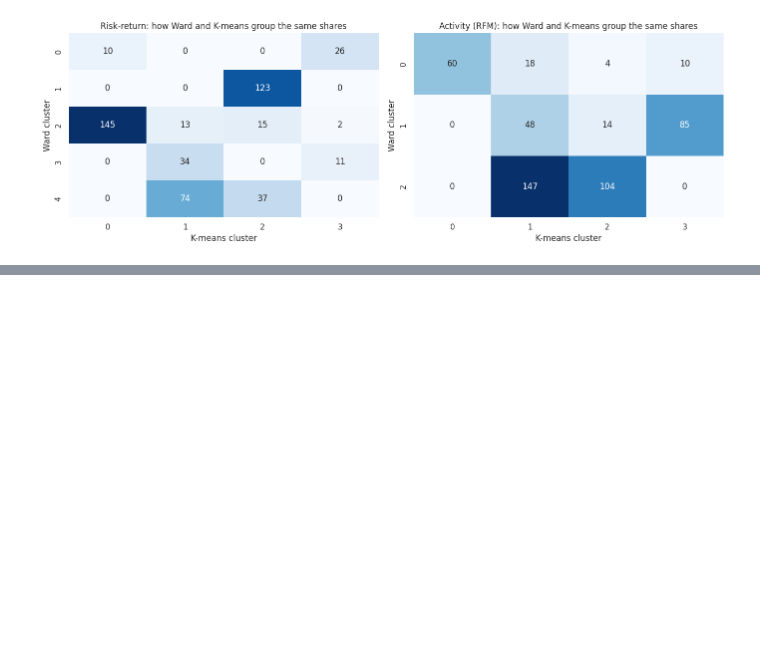
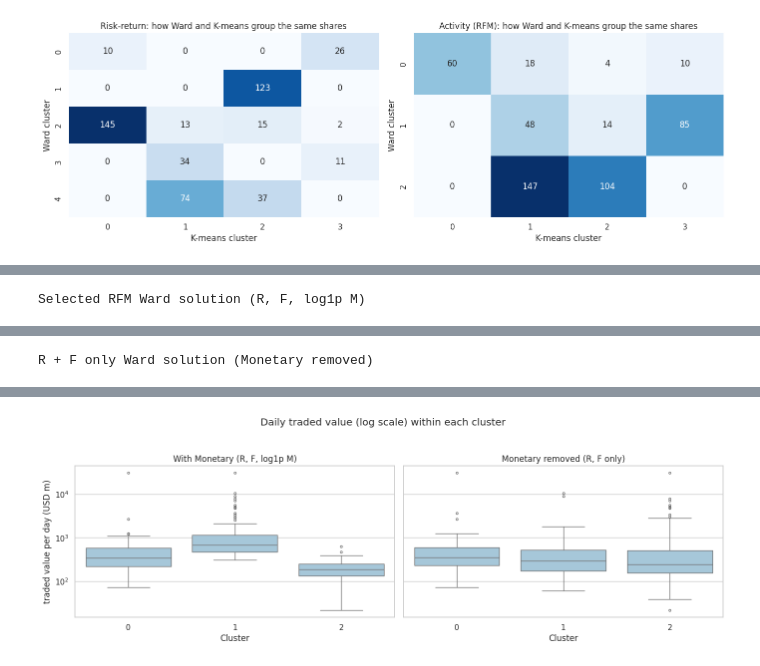
Before and after one commit to Dewdahara/CRMCM_CW1_w2054873, a Jupyter notebook: CRMCM_CW1_w2054873.ipynb, the cells around one changed output, grey strips where cells are left out. Saved outputs shown, nothing was run; the diff lists cells and outputs as text; code cells hidden in the pictures; blank space fills up the shorter version.

```diff
--- a/CRMCM_CW1_w2054873.ipynb
+++ b/CRMCM_CW1_w2054873.ipynb
@@ -2900,0 +3015,55 @@ plt.show()
+# %%
+# Compare traded value across the clusters with and without Monetary, to see whether Monetary mainly
+# separates liquidity levels. The profiles are saved as CSV.
+def traded_profile(labels):
+    d = pd.DataFrame(
+        {
+            "cluster": labels,
+            "traded_value_per_day_m": features["Monetary"].to_numpy() / 60 / 1e6,
+            "Recency": features["Recency"].to_numpy(),
+            "Frequency": features["Frequency"].to_numpy(),
+        }
+    )
+    g = d.groupby("cluster")
+    return pd.DataFrame(
+        {
+            "Shares": g.size(),
+            "Median Recency": g["Recency"].median(),
+            "Median Frequency": g["Frequency"].median(),
+            "Median traded value/day (USD m)": g["traded_value_per_day_m"].median(),
+            "Mean traded value/day (USD m)": g["traded_value_per_day_m"].mean(),
+        }
+    )
+
+
+tp_full, tp_rf = traded_profile(ward_rfm), traded_profile(ward_rf)
+print("Selected RFM Ward solution (R, F, log1p M)")
+display(tp_full)
+print("R + F only Ward solution (Monetary removed)")
+display(tp_rf)
+tp_full.to_csv(f"{DATA_DIR}/traded_value_profile_RFM.csv")
+tp_rf.to_csv(f"{DATA_DIR}/traded_value_profile_RF_only.csv")
+
+fig, axes = plt.subplots(1, 2, figsize=(14, 4.8), sharey=True)
+for ax, labels, t in zip(
+    axes, [ward_rfm, ward_rf], ["With Monetary (R, F, log1p M)", "Monetary removed (R, F only)"]
+):
+    d = pd.DataFrame(
+        {"cluster": labels, "traded value per day (USD m)": features["Monetary"].to_numpy() / 60 / 1e6}
+    )
+    sns.boxplot(data=d, x="cluster", y="traded value per day (USD m)", ax=ax, color="#9ecae1", fliersize=3)
+    ax.set_yscale("log")
+    ax.set_title(t)
+    ax.set_xlabel("Cluster")
+fig.suptitle("Daily traded value (log scale) within each cluster")
+plt.tight_layout(rect=[0, 0, 1, 0.94])
+plt.show()
+
+# Output:
+# With Monetary the median traded value per day differs across the clusters (187 to 687 million USD,
+# about 3.7 times).
+# Without Monetary the medians are much closer (248 to 351 million USD, about 1.4 times) and the
+# boxplots in the right panel overlap much more.
+# So Monetary is what separates the groups by traded value.
+# %% [output]
+Selected RFM Ward solution (R, F, log1p M)
@@ -2900,0 +3075 @@ plt.show()
+R + F only Ward solution (Monetary removed)
@@ -2900,0 +3081 @@ plt.show()
+[figure, added]
```
Also changed, not shown: parts of 12 cells of this notebook.
